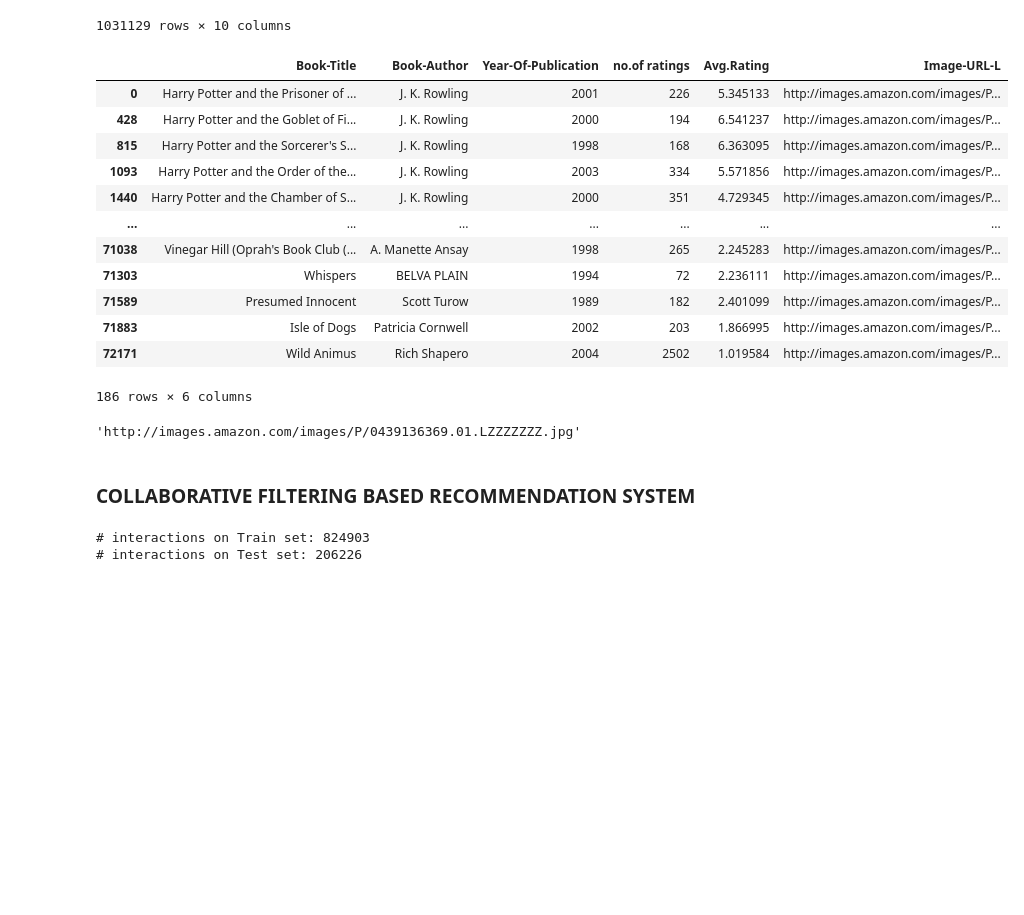
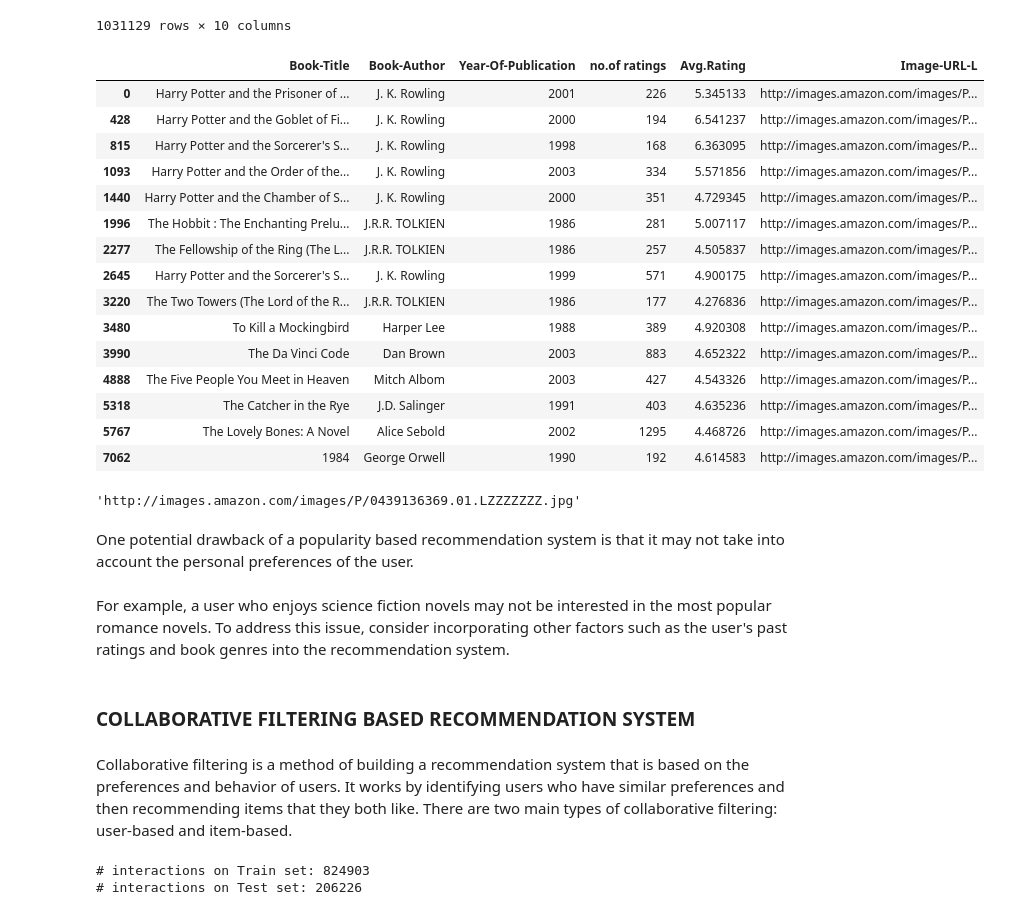
Before and after one commit to amalmon/Book-recommendation-system, a Jupyter notebook: Book_recommendation_system.ipynb, the cells around one changed output. Cells and saved outputs as stored; diff of their text form; code cells hidden in the pictures; blank space fills up the shorter version.

```diff
--- a/Book_recommendation_system.ipynb
+++ b/Book_recommendation_system.ipynb
@@ -518,27 +533,36 @@ books_with_rating
 # %%
 popular_df=popular_df.merge(books_with_rating,on='Book-Title').drop_duplicates('Book-Title')[['Book-Title','Book-Author','Year-Of-Publication','no.of ratings','Avg.Rating','Image-URL-L',]]
 # %%
-popular_df
+popular_df.head(15)
 # %% [output]
 |  | Book-Title | Book-Author | Year-Of-Publication | no.of ratings | Avg.Rating | Image-URL-L |
 | 0 | Harry Potter and the Prisoner of ... | J. K. Rowling | 2001 | 226 | 5.345133 | http://images.amazon.com/images/P... |
 | 428 | Harry Potter and the Goblet of Fi... | J. K. Rowling | 2000 | 194 | 6.541237 | http://images.amazon.com/images/P... |
 | 815 | Harry Potter and the Sorcerer's S... | J. K. Rowling | 1998 | 168 | 6.363095 | http://images.amazon.com/images/P... |
 | 1093 | Harry Potter and the Order of the... | J. K. Rowling | 2003 | 334 | 5.571856 | http://images.amazon.com/images/P... |
 | 1440 | Harry Potter and the Chamber of S... | J. K. Rowling | 2000 | 351 | 4.729345 | http://images.amazon.com/images/P... |
-| ... | ... | ... | ... | ... | ... | ... |
-| 71038 | Vinegar Hill (Oprah's Book Club (... | A. Manette Ansay | 1998 | 265 | 2.245283 | http://images.amazon.com/images/P... |
-| 71303 | Whispers | BELVA PLAIN | 1994 | 72 | 2.236111 | http://images.amazon.com/images/P... |
-| 71589 | Presumed Innocent | Scott Turow | 1989 | 182 | 2.401099 | http://images.amazon.com/images/P... |
-| 71883 | Isle of Dogs | Patricia Cornwell | 2002 | 203 | 1.866995 | http://images.amazon.com/images/P... |
-| 72171 | Wild Animus | Rich Shapero | 2004 | 2502 | 1.019584 | http://images.amazon.com/images/P... |
+| 1996 | The Hobbit : The Enchanting Prelu... | J.R.R. TOLKIEN | 1986 | 281 | 5.007117 | http://images.amazon.com/images/P... |
+| 2277 | The Fellowship of the Ring (The L... | J.R.R. TOLKIEN | 1986 | 257 | 4.505837 | http://images.amazon.com/images/P... |
+| 2645 | Harry Potter and the Sorcerer's S... | J. K. Rowling | 1999 | 571 | 4.900175 | http://images.amazon.com/images/P... |
+| 3220 | The Two Towers (The Lord of the R... | J.R.R. TOLKIEN | 1986 | 177 | 4.276836 | http://images.amazon.com/images/P... |
+| 3480 | To Kill a Mockingbird | Harper Lee | 1988 | 389 | 4.920308 | http://images.amazon.com/images/P... |
+| 3990 | The Da Vinci Code | Dan Brown | 2003 | 883 | 4.652322 | http://images.amazon.com/images/P... |
+| 4888 | The Five People You Meet in Heaven | Mitch Albom | 2003 | 427 | 4.543326 | http://images.amazon.com/images/P... |
+| 5318 | The Catcher in the Rye | J.D. Salinger | 1991 | 403 | 4.635236 | http://images.amazon.com/images/P... |
+| 5767 | The Lovely Bones: A Novel | Alice Sebold | 2002 | 1295 | 4.468726 | http://images.amazon.com/images/P... |
+| 7062 | 1984 | George Orwell | 1990 | 192 | 4.614583 | http://images.amazon.com/images/P... |
-186 rows × 6 columns
 # %%
 popular_df['Image-URL-L'][0]
 # %% [output]
 'http://images.amazon.com/images/P/0439136369.01.LZZZZZZZ.jpg'
+# %% [markdown]
+One potential drawback of a popularity based recommendation system is that it may not take into account the personal preferences of the user.
+# %% [markdown]
+For example, a user who enjoys science fiction novels may not be interested in the most popular romance novels. To address this issue, consider incorporating other factors such as the user's past ratings and book genres into the recommendation system.
 # %% [markdown]
 ### **COLLABORATIVE FILTERING BASED RECOMMENDATION SYSTEM**
+# %% [markdown]
+Collaborative filtering is a method of building a recommendation system that is based on the preferences and behavior of users. It works by identifying users who have similar preferences and then recommending items that they both like. There are two main types of collaborative filtering: user-based and item-based.
 # %%
 book_with_rating_train_df, book_with_rating_test_df = train_test_split(books_with_rating,
                                    test_size=0.20,
```
Also changed, not shown: parts of 17 cells of this notebook.
